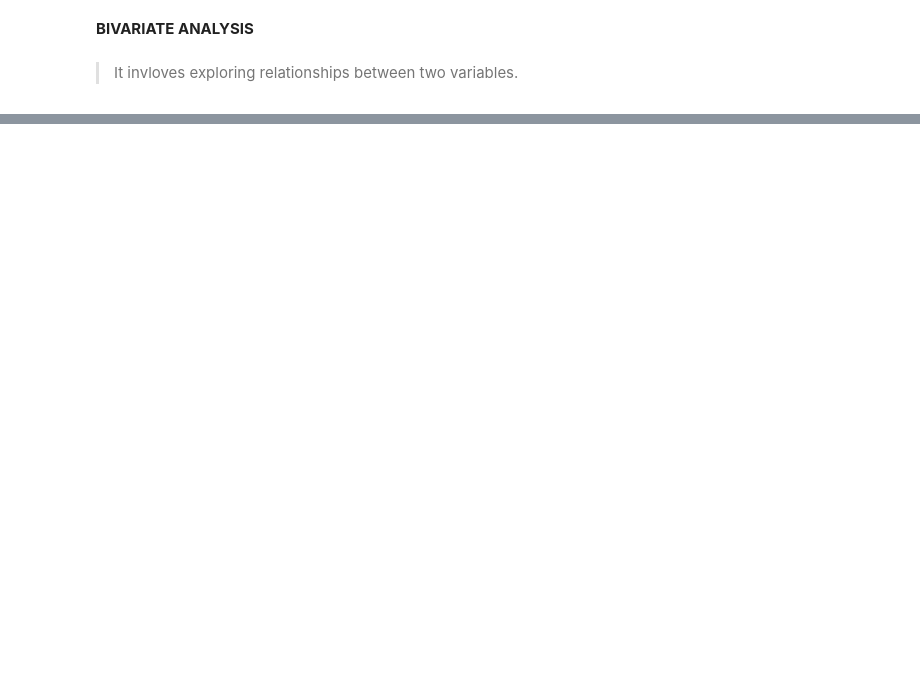
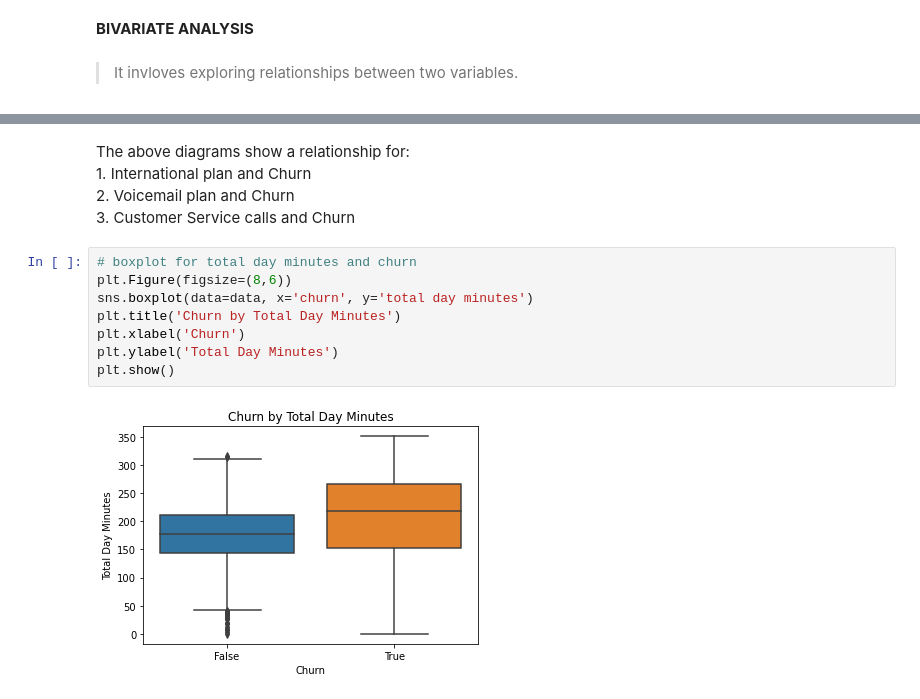
Before and after one commit to Mr-PeterMaina/Phase3-Final-Project, a Jupyter notebook: Customerchurnprediction.ipynb, the cells around one changed output, grey strips where cells are left out. Cells and saved outputs as stored; diff of their text form; blank space fills up the shorter version.

```diff
--- a/Customerchurnprediction.ipynb
+++ b/Customerchurnprediction.ipynb
@@ -364,0 +367,15 @@ for column in categorical_columns:
+# %% [markdown]
+The above diagrams show a relationship for:
+        1. International plan and Churn
+        2. Voicemail plan and Churn
+        3. Customer Service calls and Churn
+# %%
+# boxplot for total day minutes and churn
+plt.Figure(figsize=(8,6))
+sns.boxplot(data=data, x='churn', y='total day minutes')
+plt.title('Churn by Total Day Minutes')
+plt.xlabel('Churn')
+plt.ylabel('Total Day Minutes')
+plt.show()
+# %% [output]
+[figure, added]
```
Also changed, not shown: parts of 20 cells of this notebook.
